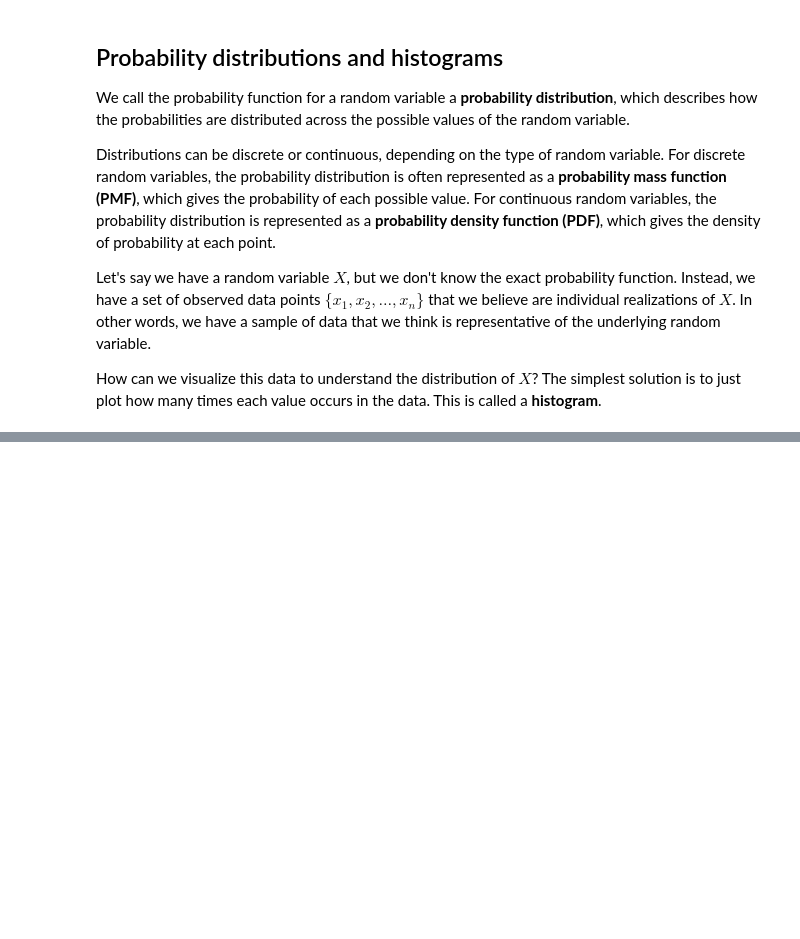
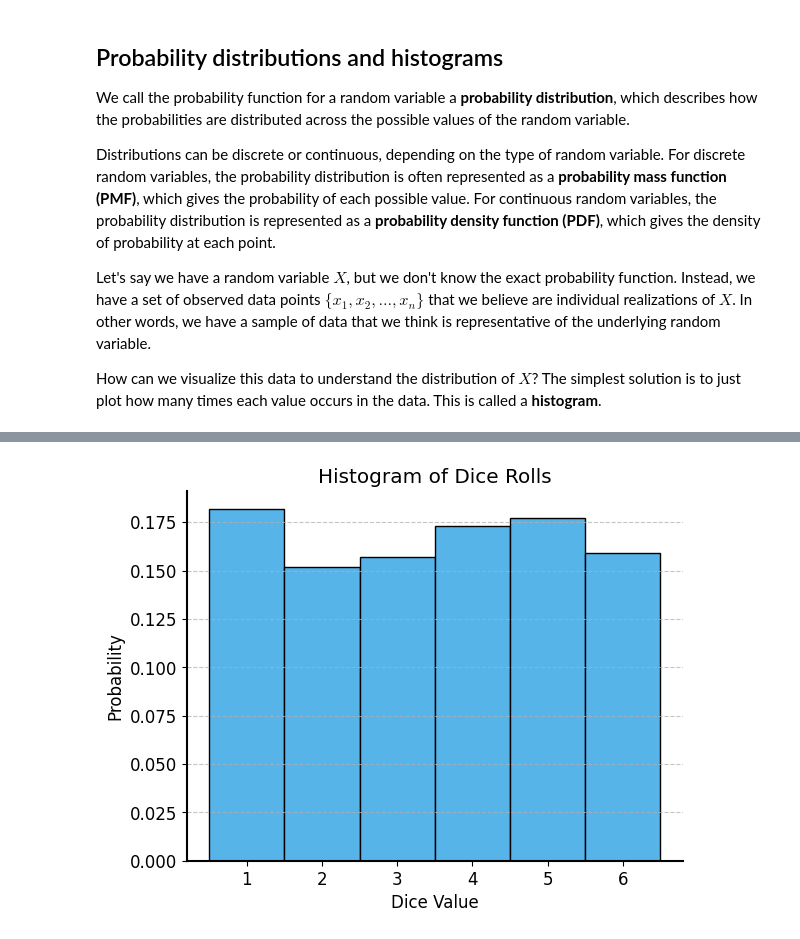
Before and after one commit to jrudoler-teaching/understanding-uncertainty, a Jupyter notebook: notebooks/lecture-02.ipynb, the cells around one changed output, grey strips where cells are left out. Drawn from its saved outputs; the diff is of its cells as text; code cells hidden in the pictures; blank space fills up the shorter version.

```diff
--- a/notebooks/lecture-02.ipynb
+++ b/notebooks/lecture-02.ipynb
@@ -330,0 +351,5 @@ The **histogram** is a graphical representation that summarizes the
+# %%
+# load in the dice rolls data
+dice_rolls_df = pd.read_csv("../data/dice_rolls.csv")
+print("Total number of dice rolls:", len(dice_rolls_df))
+dice_rolls_df.head(10)
@@ -330,0 +369,10 @@ The **histogram** is a graphical representation that summarizes the
+# %%
+plt.hist(dice_rolls_df['rolls'], bins=np.arange(0.5, 7.5, 1), density=True)
+plt.title('Histogram of Dice Rolls')
+plt.xlabel('Dice Value')
+plt.ylabel('Probability')
+plt.xticks(np.arange(1, 7))
+plt.grid(axis='y', alpha=0.75)
+plt.show()
+# %% [output]
+[figure, added]
```
Also changed, not shown: parts of 6 cells of this notebook, 45 other files.
